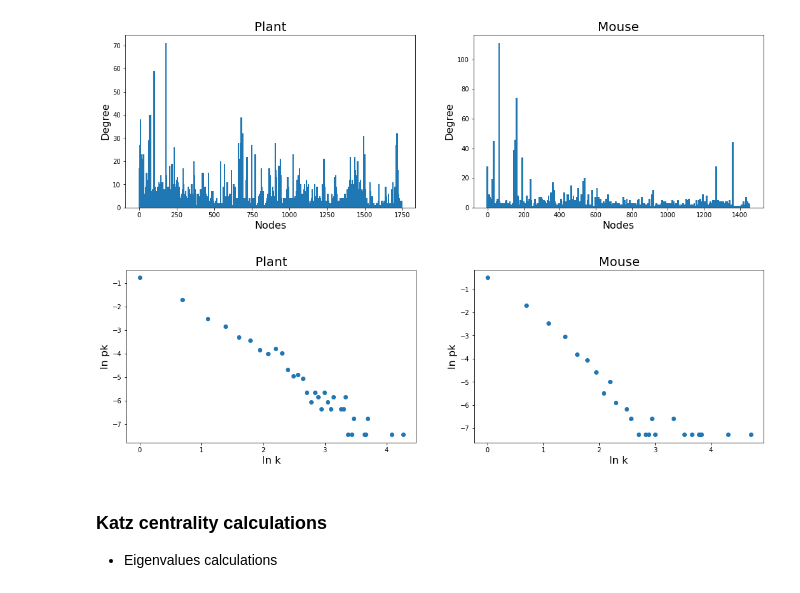
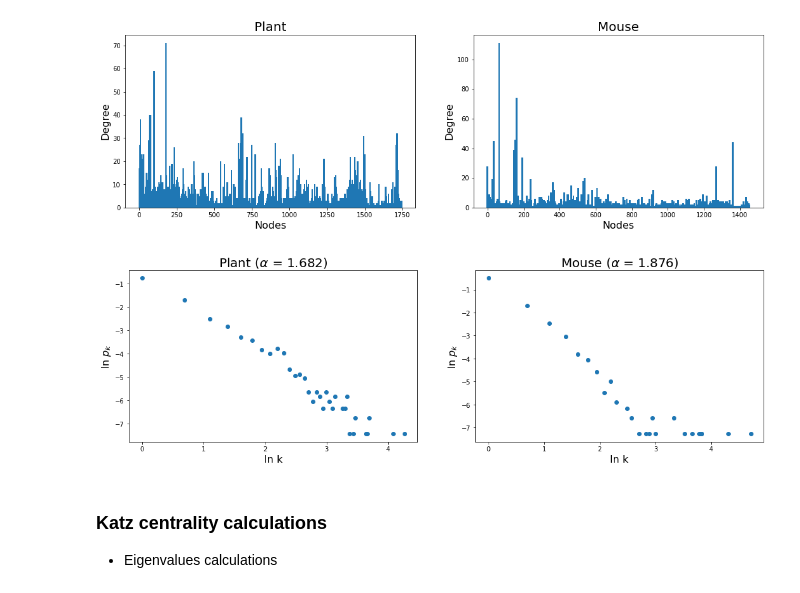
Before and after one commit to Ulises-Rosas/CS5483, a Jupyter notebook: PR-1.ipynb, the cells around one changed output. Saved outputs shown, nothing was run; the diff lists cells and outputs as text; code cells hidden in the pictures.

Commit message:
alpha

```diff
--- a/PR-1.ipynb
+++ b/PR-1.ipynb
@@ -81,24 +81,29 @@ for i,info in meta.items():
 # %%
 
 
 f,axes = plt.subplots(nrows = 1, ncols = 2, figsize=(18, 5))
 for i,info in meta.items():
 
-    title,G = info
+    title,G  = info
+    mydegree = degrees(G)
 
-    pmf = Pmf.from_seq(degrees(G))
+    pmf = Pmf.from_seq(mydegree)
+    k   = [np.log(i) for i in pmf.index]
+    pk  = [np.log(i) for i in pmf]
 
-    k = [np.log(i) for i in pmf.index]
-    pk = [np.log(i) for i in pmf]
+    to_sum = []
+    min_degree = min(mydegree)
+    for ki in mydegree:
+        to_sum.append(  np.log( ki/( min_degree - 0.5 ) ) )
 
-    # plt.scatter( pk, k)
+    alpha = 1 + len(mydegree)*(1/sum(to_sum))
 
     axes[i].scatter(k, pk)
-    axes[i].set_title(title, fontsize = 20)
+    axes[i].set_title("%s (" % title + r'$ \alpha $' + " = %.3f)" % alpha, fontsize = 20)
     axes[i].set_xlabel('ln k', fontsize=16)
-    axes[i].set_ylabel('ln pk', fontsize=16)
+    axes[i].set_ylabel(r'ln $p_{k}$', fontsize=16)
 # %% [output]
-[figure, old version]
+[figure, new version]
 # %% [markdown]
 ### Katz centrality calculations
 
```
